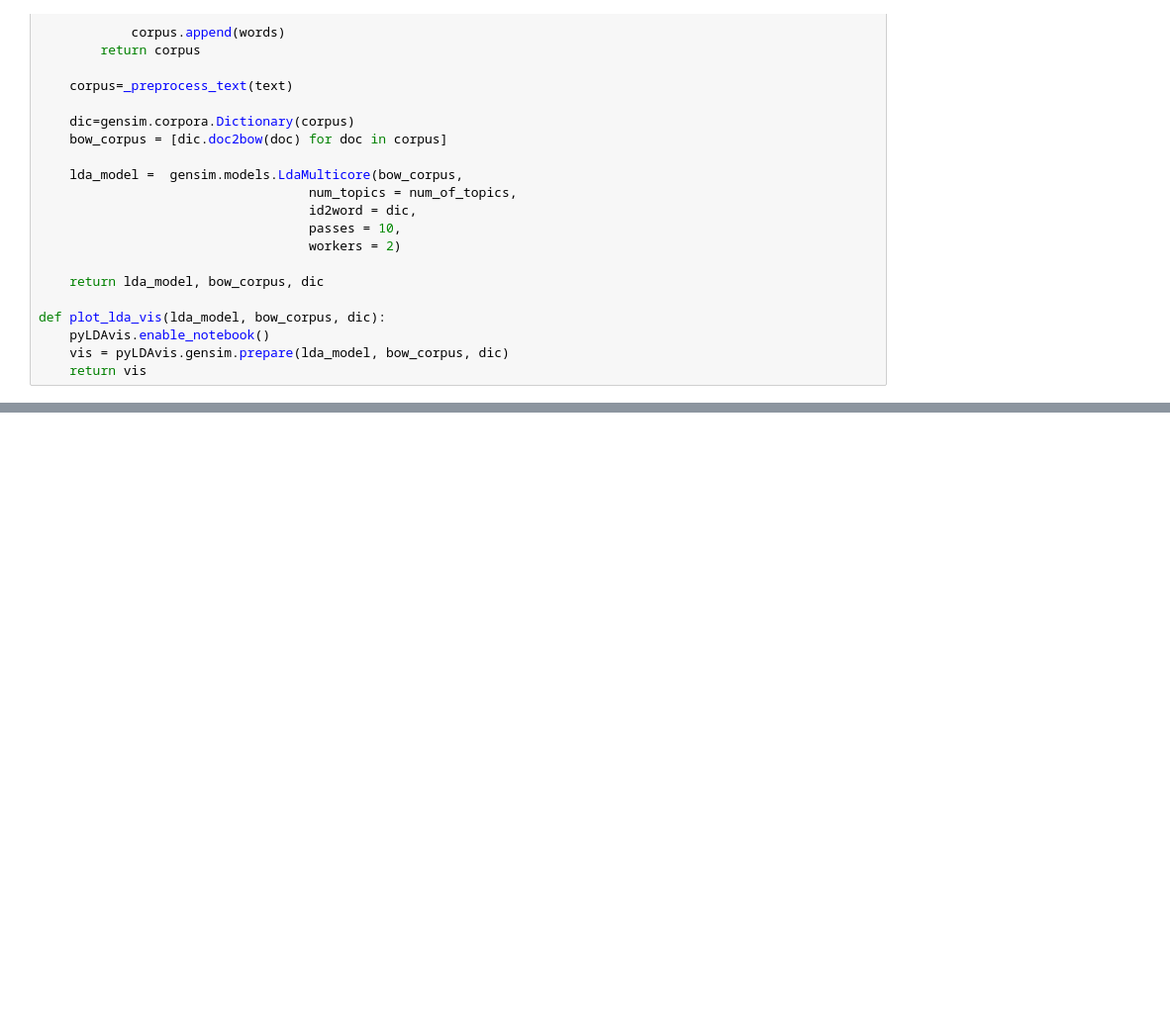
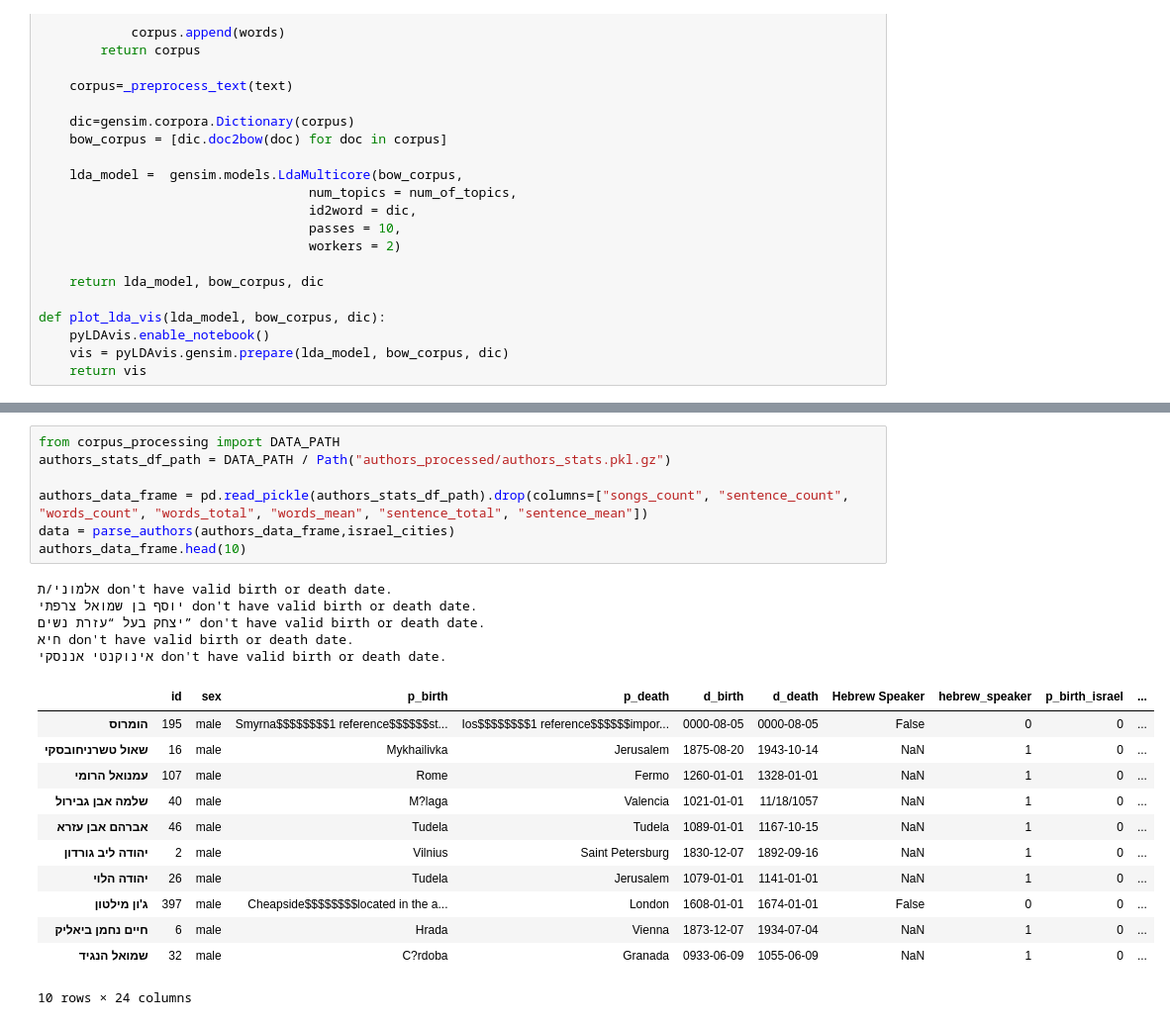
Before and after one commit to ronamir1/NLP-finalProject, a Jupyter notebook: Data_Processing/playing_with_data.ipynb, the cells around one changed output, grey strips where cells are left out. Shown at 99% size. Drawn from its saved outputs; the diff is of its cells as text; blank space fills up the shorter version.

```diff
--- a/Data_Processing/playing_with_data.ipynb
+++ b/Data_Processing/playing_with_data.ipynb
@@ -129,0 +155,25 @@ topic
+# %%
+from corpus_processing import DATA_PATH
+authors_stats_df_path = DATA_PATH / Path("authors_processed/authors_stats.pkl.gz")
+
+authors_data_frame = pd.read_pickle(authors_stats_df_path).drop(columns=["songs_count", "sentence_count", "words_count", "words_total", "words_mean", "sentence_total", "sentence_mean"])
+data = parse_authors(authors_data_frame,israel_cities)
+authors_data_frame.head(10)
+# %% [output]
+אלמוני/ת don't have valid birth or death date.
+יוסף בן שמואל צרפתי don't have valid birth or death date.
+יצחק בעל “עזרת נשים” don't have valid birth or death date.
+חיא don't have valid birth or death date.
+אינוקנטי אננסקי don't have valid birth or death date.
+|  | id | sex | p_birth | p_death | d_birth | d_death | Hebrew Speaker | hebrew_speaker | p_birth_israel | ... |
+| הומרוס | 195 | male | Smyrna$$$$$$$$1 reference$$$$$$st... | Ios$$$$$$$$1 reference$$$$$$impor... | 0000-08-05 | 0000-08-05 | False | 0 | 0 | ... |
+| שאול טשרניחובסקי | 16 | male | Mykhailivka | Jerusalem | 1875-08-20 | 1943-10-14 | NaN | 1 | 0 | ... |
+| עמנואל הרומי | 107 | male | Rome | Fermo | 1260-01-01 | 1328-01-01 | NaN | 1 | 0 | ... |
+| שלמה אבן גבירול | 40 | male | M?laga | Valencia | 1021-01-01 | 11/18/1057 | NaN | 1 | 0 | ... |
+| אברהם אבן עזרא | 46 | male | Tudela | Tudela | 1089-01-01 | 1167-10-15 | NaN | 1 | 0 | ... |
+| יהודה ליב גורדון | 2 | male | Vilnius | Saint Petersburg | 1830-12-07 | 1892-09-16 | NaN | 1 | 0 | ... |
+| יהודה הלוי | 26 | male | Tudela | Jerusalem | 1079-01-01 | 1141-01-01 | NaN | 1 | 0 | ... |
+| ג'ון מילטון | 397 | male | Cheapside$$$$$$$$located in the a... | London | 1608-01-01 | 1674-01-01 | False | 0 | 0 | ... |
+| חיים נחמן ביאליק | 6 | male | Hrada | Vienna | 1873-12-07 | 1934-07-04 | NaN | 1 | 0 | ... |
+| שמואל הנגיד | 32 | male | C?rdoba | Granada | 0933-06-09 | 1055-06-09 | NaN | 1 | 0 | ... |
+10 rows × 24 columns
```
Also changed, not shown: parts of 10 cells of this notebook, 3 other files.
